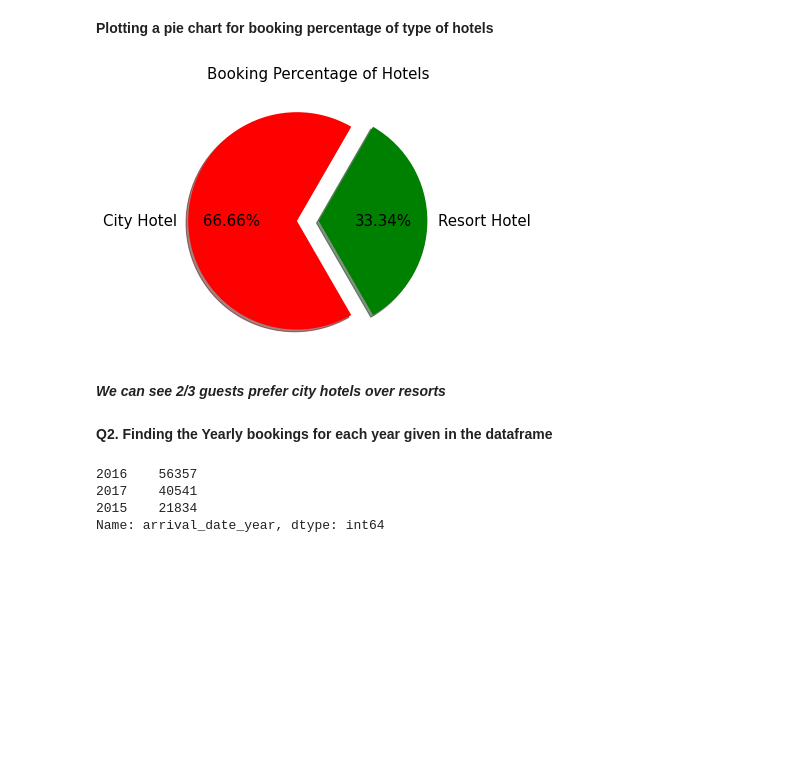
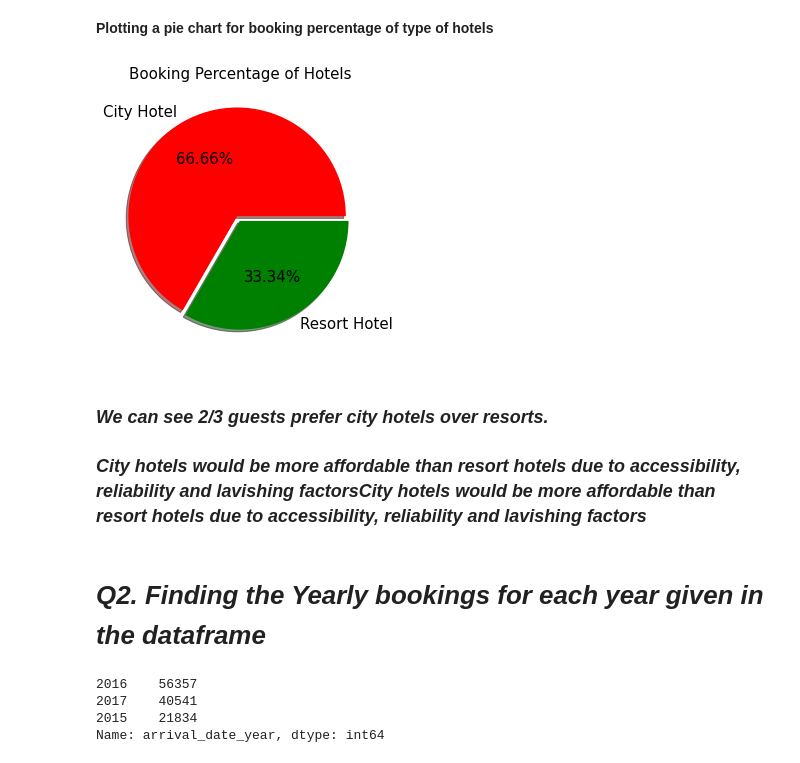
Before and after one commit to Souvik0651/hotel_booking_analysis, a Jupyter notebook: Hotel_Booking_Analysis_Souvik_Capstone_Project.ipynb, the cells around one changed output. Drawn from its saved outputs; the diff is of its cells as text; code cells hidden in the pictures; blank space fills up the shorter version.

```diff
--- a/Hotel_Booking_Analysis_Souvik_Capstone_Project.ipynb
+++ b/Hotel_Booking_Analysis_Souvik_Capstone_Project.ipynb
@@ -194,15 +199,17 @@ total number of hotels is 118732
 **Plotting a pie chart for booking percentage of type of hotels**
 # %%
 # plotting pie chart
-num_of_hotel.plot.pie(fontsize=15,autopct='%1.2f%%',figsize=(8,5),colors=['r','g'],ylabel='',explode=[0.2,0],shadow=True,startangle = 60)
+plt.rcParams['figure.figsize']=(15,10)
+num_of_hotel.plot.pie(fontsize=15,autopct='%1.2f%%',figsize=(8,5),colors=['r','g'],ylabel='',explode=[0.05,0],shadow=True)
 plt.title('Booking Percentage of Hotels',fontsize=15)
 plt.show()
 # %% [output]
-[figure, old version]
+[figure, new version]
-# %% [markdown]
-***We can see 2/3 guests prefer city hotels over resorts***
+# %% [markdown]
+### ***We can see 2/3 guests prefer city hotels over resorts.***
+### ***City hotels would be more affordable than resort hotels due to accessibility, reliability and lavishing factorsCity hotels would be more affordable than resort hotels due to accessibility, reliability and lavishing factors***
 # %% [markdown]
-**Q2. Finding the Yearly bookings for each year given in the dataframe**
+# ***Q2. Finding the Yearly bookings for each year given in the dataframe***
 # %%
 # Total count of arrival date year
 hotel_booking_new['arrival_date_year'].value_counts()
```
Also changed, not shown: parts of 125 cells of this notebook.
